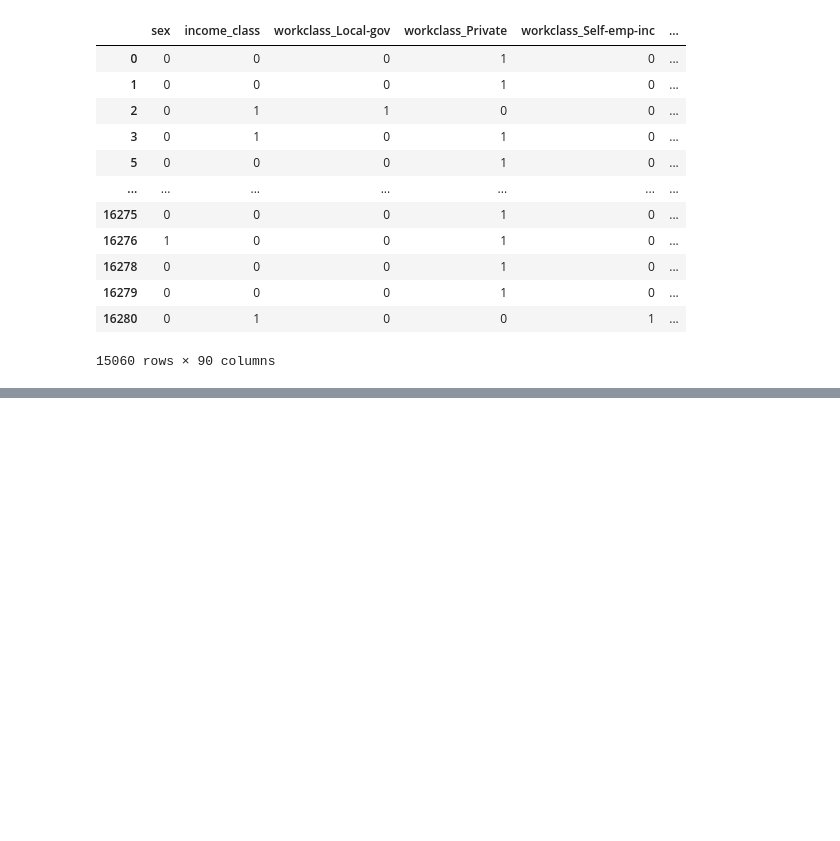
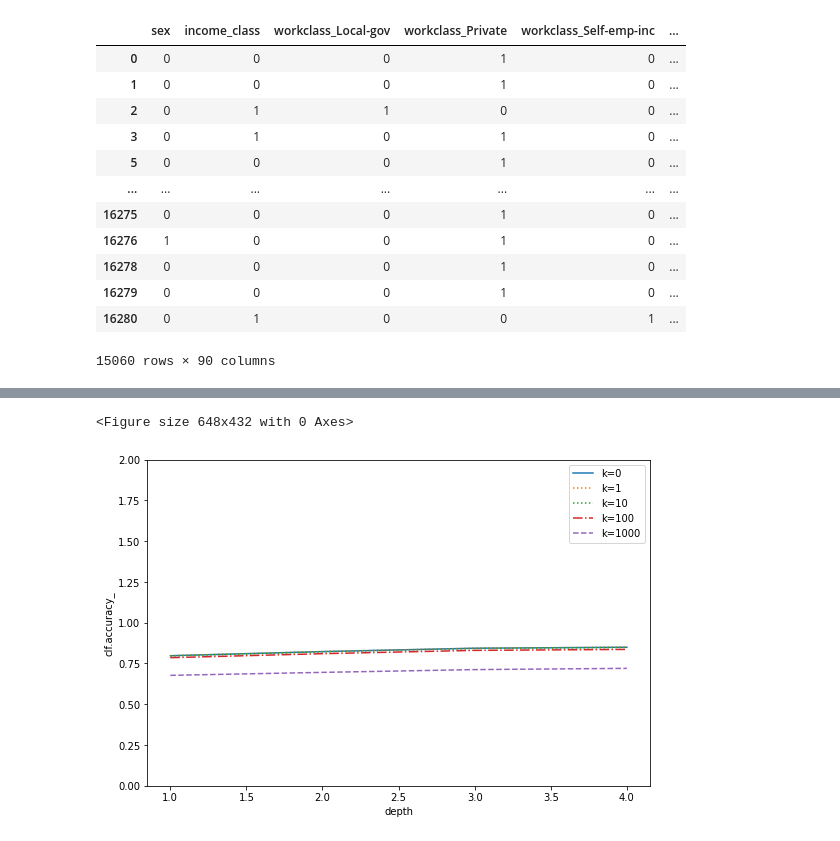
Before and after one commit to Hadyark/Masters-thesis_How-to-find-Decision-Trees-that-are-Optimal, a Jupyter notebook: MyCode/census_income.ipynb, the cells around one changed output, grey strips where cells are left out. Drawn from its saved outputs; the diff is of its cells as text; code cells hidden in the pictures; blank space fills up the shorter version.

```diff
--- a/MyCode/census_income.ipynb
+++ b/MyCode/census_income.ipynb
@@ -303,0 +340,5 @@ def print_plot(x_axe, y_axe, r):
+# %%
+print_plot_mean("depth", "clf.accuracy_", result, 0, 2)
+# %% [output]
+<Figure size 648x432 with 0 Axes>
+[figure, added]
```
Also changed, not shown: parts of 27 cells of this notebook, 35 other files.
